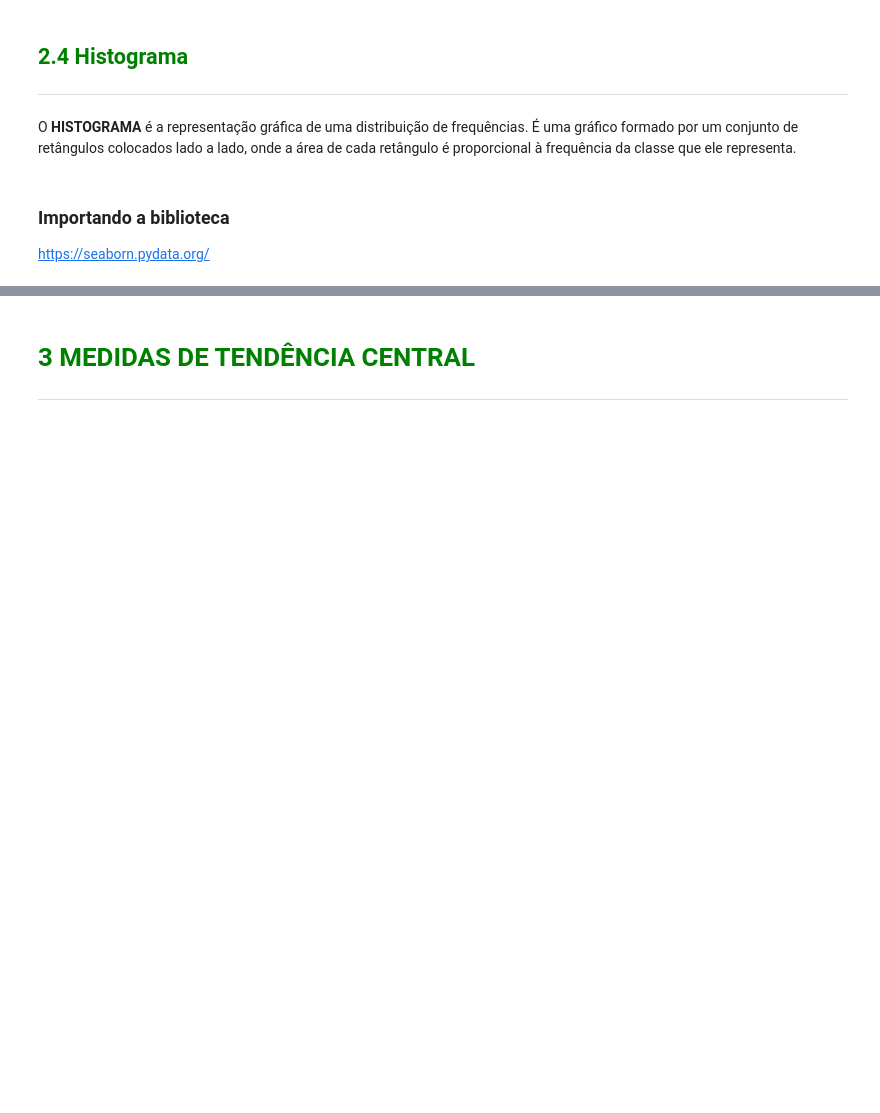
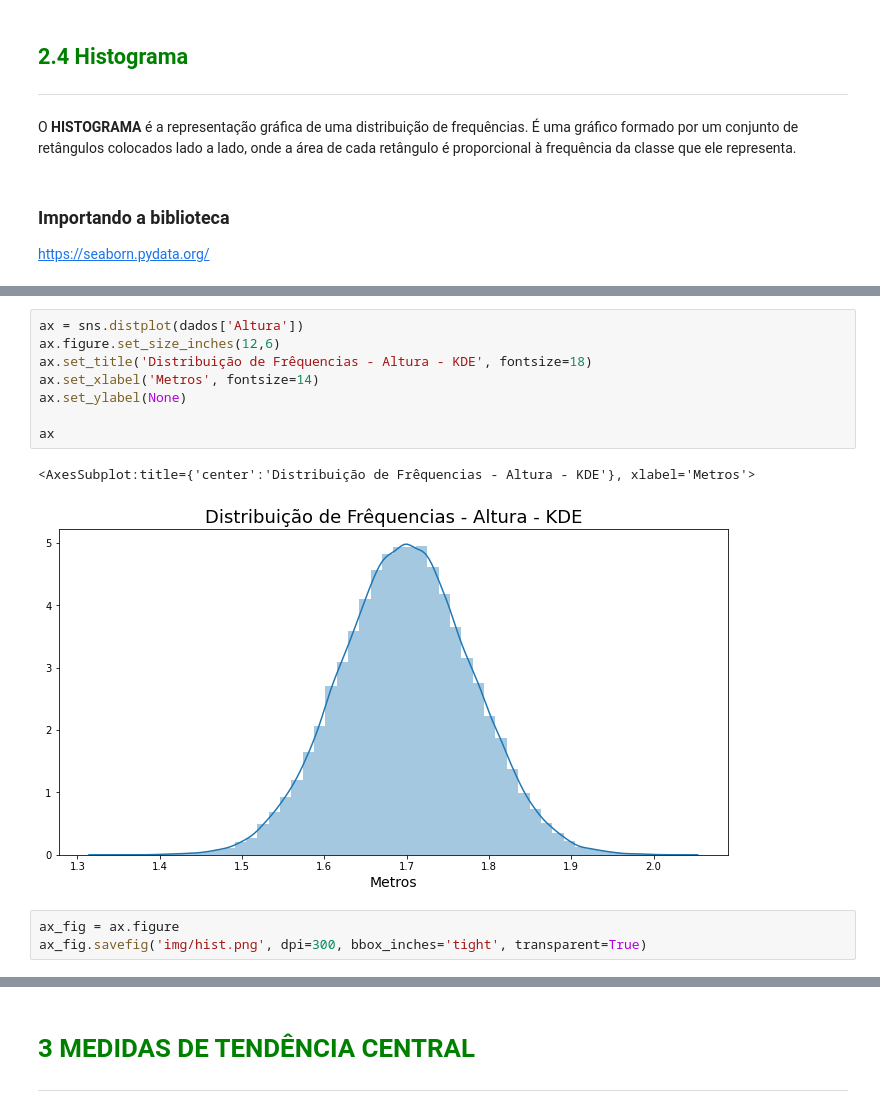
Before and after one commit to alexaugusto23/python_developer, a Jupyter notebook: Estatisticas com Python/Curso_de_Estatística_Parte_1.ipynb, the cells around one changed output, grey strips where cells are left out. Cells and saved outputs as stored; diff of their text form; blank space fills up the shorter version.

```diff
--- a/Estatisticas com Python/Curso_de_Estatística_Parte_1.ipynb
+++ b/Estatisticas com Python/Curso_de_Estatística_Parte_1.ipynb
@@ -329,0 +631,14 @@ https://seaborn.pydata.org/
+# %%
+ax = sns.distplot(dados['Altura'])
+ax.figure.set_size_inches(12,6)
+ax.set_title('Distribuição de Frêquencias - Altura - KDE', fontsize=18)
+ax.set_xlabel('Metros', fontsize=14)
+ax.set_ylabel(None)
+
+ax
+# %% [output]
+<AxesSubplot:title={'center':'Distribuição de Frêquencias - Altura - KDE'}, xlabel='Metros'>
+[figure, added]
+# %%
+ax_fig = ax.figure
+ax_fig.savefig('img/hist.png', dpi=300, bbox_inches='tight', transparent=True)
```
Also changed, not shown: parts of 34 cells of this notebook, 2 other files.
